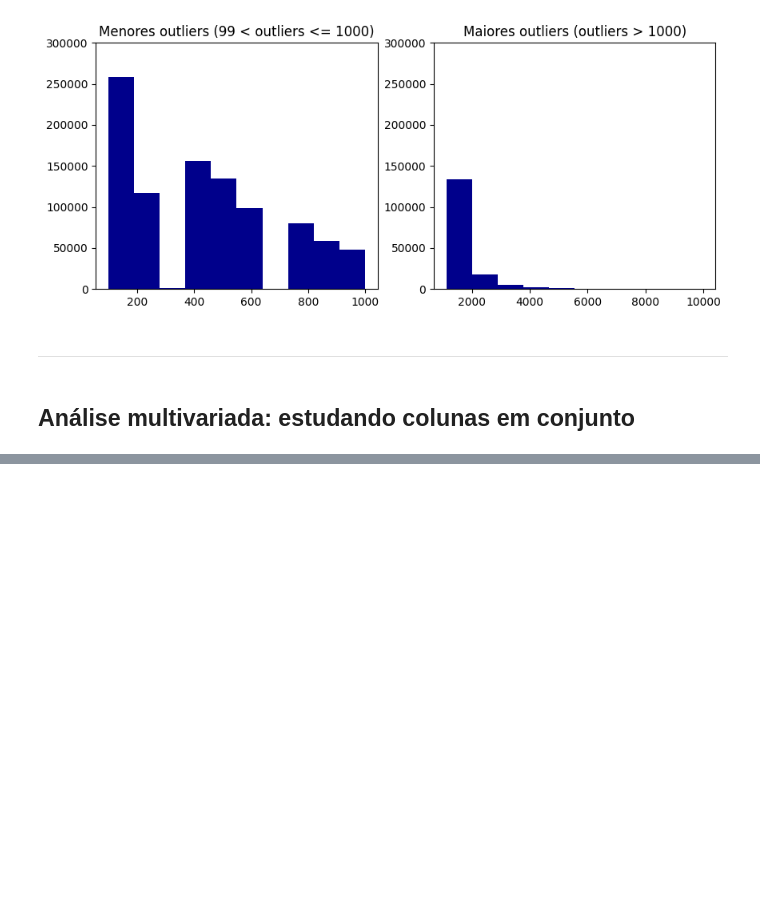
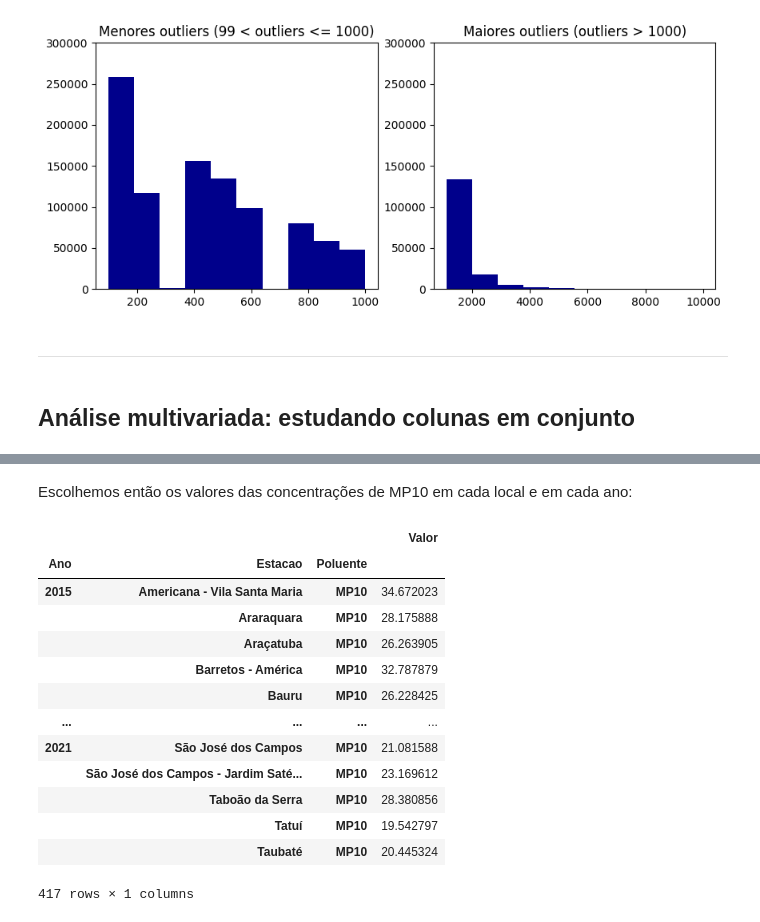
Before and after one commit to Samirnunes/data-science, a Jupyter notebook: eda_air_pollution_sao_paulo.ipynb, the cells around one changed output, grey strips where cells are left out. Drawn from its saved outputs; the diff is of its cells as text; code cells hidden in the pictures; blank space fills up the shorter version.

```diff
--- a/eda_air_pollution_sao_paulo.ipynb
+++ b/eda_air_pollution_sao_paulo.ipynb
@@ -706,0 +984,24 @@ Text(0.5, 1.0, 'Maiores outliers (outliers > 1000)')
+# %% [markdown]
+Escolhemos então os valores das concentrações de MP10 em cada local e em cada ano:
+# %%
+# Outra possibilidade:
+# mp10_evolution = grouped_data_aux5.loc[:, :, 'MP10', :] --> sintaxe pior
+# A maneira correta de selecionar todo o conteúdo de um nível específico é usando slice(None).
+
+mp10_evolution = grouped_data_aux5.loc[(slice(None), slice(None), 'MP10'), :]
+mp10_evolution
+# %% [output]
+|  |  |  | Valor |
+| Ano | Estacao | Poluente |  |
+| 2015 | Americana - Vila Santa Maria | MP10 | 34.672023 |
+|  | Araraquara | MP10 | 28.175888 |
+|  | Araçatuba | MP10 | 26.263905 |
+|  | Barretos - América | MP10 | 32.787879 |
+|  | Bauru | MP10 | 26.228425 |
+| ... | ... | ... | ... |
+| 2021 | São José dos Campos | MP10 | 21.081588 |
+|  | São José dos Campos - Jardim Saté... | MP10 | 23.169612 |
+|  | Taboão da Serra | MP10 | 28.380856 |
+|  | Tatuí | MP10 | 19.542797 |
+|  | Taubaté | MP10 | 20.445324 |
+417 rows × 1 columns
```
Also changed, not shown: parts of 67 cells of this notebook.
